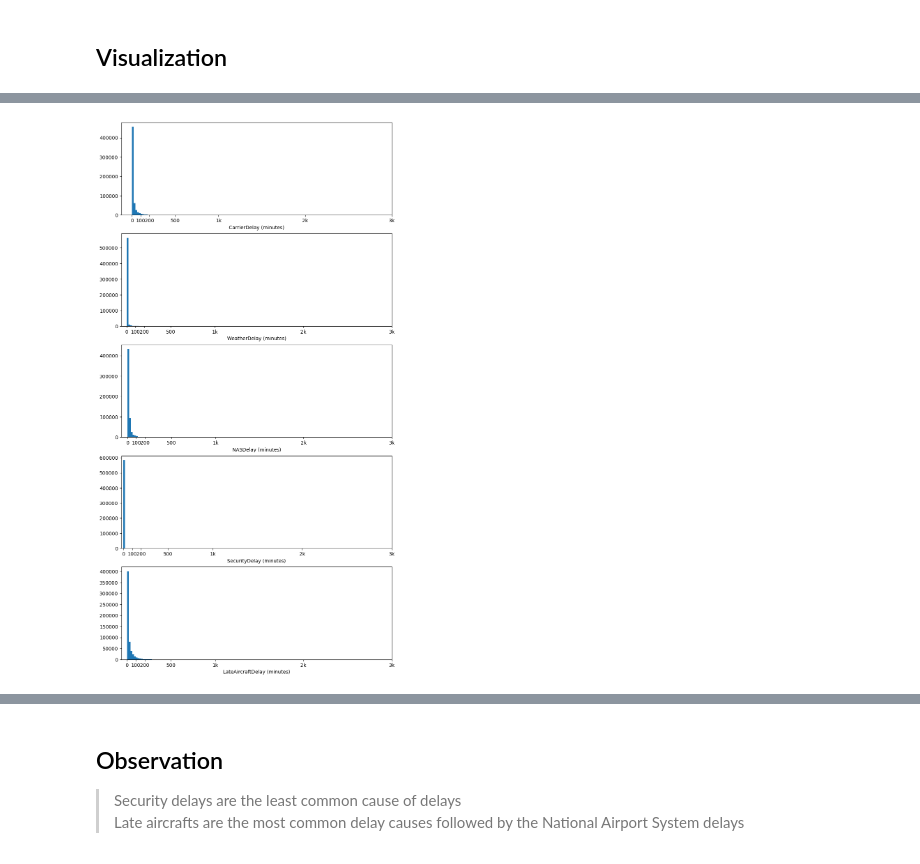
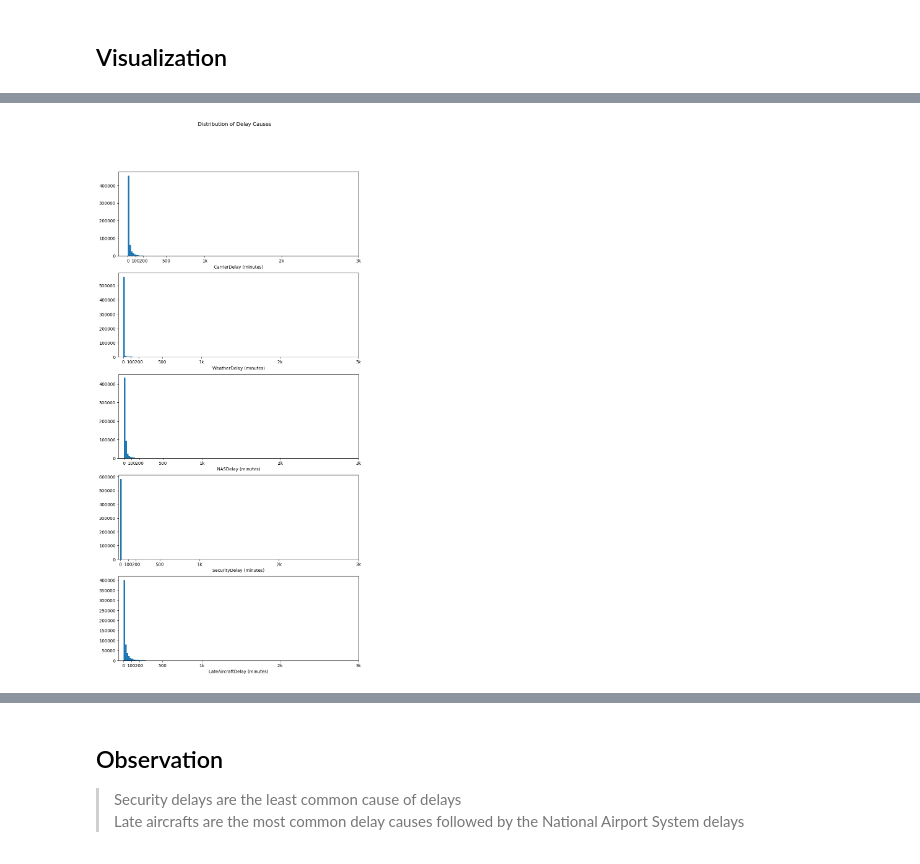
Before and after one commit to ssarrayya/alx-udacity_data-visualization, a Jupyter notebook: Part_I_exploration_template.ipynb, the cells around one changed output, grey strips where cells are left out. Cells and saved outputs as stored; diff of their text form; code cells hidden in the pictures.

Commit message:
feature: editted exploration ipynb file
added plot title to all plots

```diff
--- a/Part_I_exploration_template.ipynb
+++ b/Part_I_exploration_template.ipynb
@@ -442,19 +442,21 @@ flight_dets.describe()
 # %%
 # plotting the distribution of each delay cause
 fig, ax = plt.subplots(nrows=5, figsize = [10, 20])
 variables = ['CarrierDelay', 'WeatherDelay', 'NASDelay', 'SecurityDelay', 'LateAircraftDelay']
 ticks = [0, 100, 200, 500, 1000, 2000, 3000]
 
 for _ in range(len(variables)):
   var = variables[_]
   bins = np.arange(min(flight_dets[var]), max(flight_dets[var]) + 20, 20)
   ax[_].hist(data = flight_dets, x = var, bins = bins)
   ax[_].set_xlabel('{} (minutes)'.format(var))
   ax[_].set_xticks(ticks, [0, 100, 200, 500, '1k', '2k', '3k'])
 
+plt.subplots_adjust(top=0.9)
+plt.suptitle('Distribution of Delay Causes')
 plt.show()
 # %% [output]
-[figure, old version]
+[figure, new version]
 # %%
 # zooming in on the distributions
 fig, ax = plt.subplots(nrows=5, figsize = [10, 20])
```
Also changed, not shown: parts of 20 cells of this notebook.
